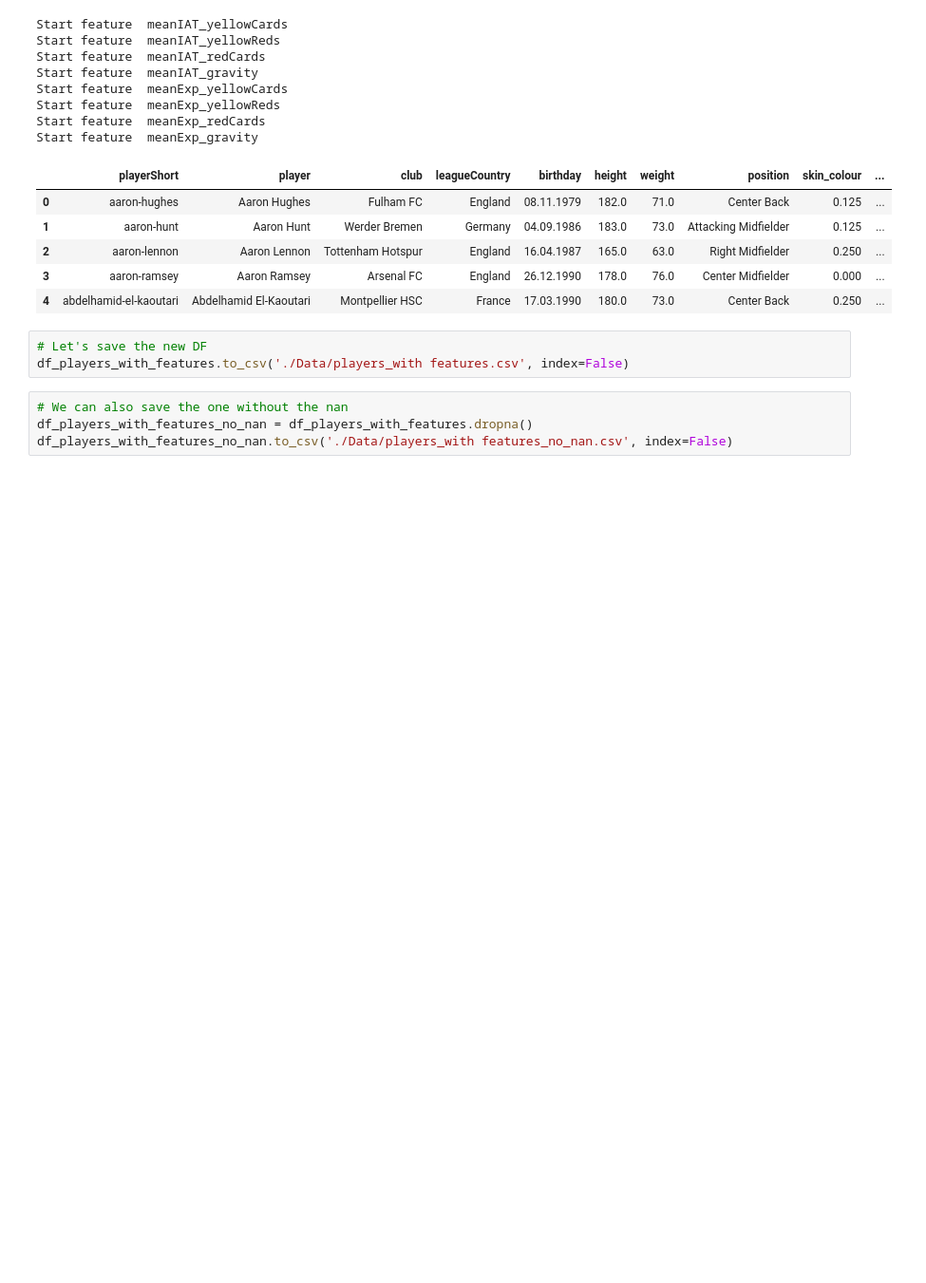
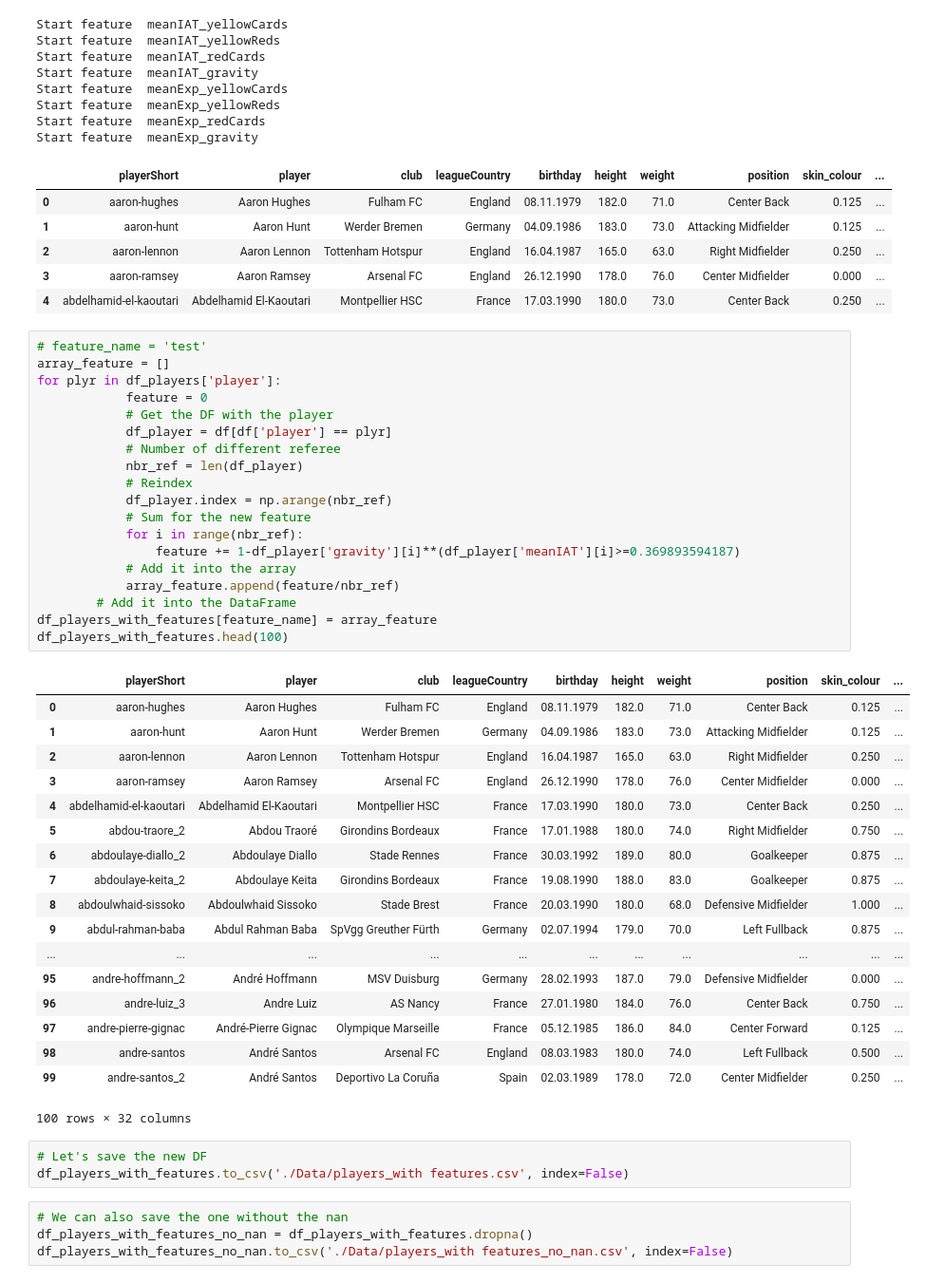
Before and after one commit to AgatheVkc/ada_homework, a Jupyter notebook: 04 - Applied ML/0 - Preprocessing.ipynb, the cells around one changed output. Shown: that part at 95% size. Drawn from its saved outputs; the diff is of its cells as text; blank space fills up the shorter version.

```diff
--- a/04 - Applied ML/0 - Preprocessing.ipynb
+++ b/04 - Applied ML/0 - Preprocessing.ipynb
@@ -478,6 +479,44 @@ Start feature  meanExp_gravity
 | 2 | aaron-lennon | Aaron Lennon | Tottenham Hotspur | England | 16.04.1987 | 165.0 | 63.0 | Right Midfielder | 0.250 | ... |
 | 3 | aaron-ramsey | Aaron Ramsey | Arsenal FC | England | 26.12.1990 | 178.0 | 76.0 | Center Midfielder | 0.000 | ... |
 | 4 | abdelhamid-el-kaoutari | Abdelhamid El-Kaoutari | Montpellier HSC | France | 17.03.1990 | 180.0 | 73.0 | Center Back | 0.250 | ... |
+# %%
+# feature_name = 'test'
+array_feature = []
+for plyr in df_players['player']:
+            feature = 0
+            # Get the DF with the player
+            df_player = df[df['player'] == plyr]
+            # Number of different referee
+            nbr_ref = len(df_player)
+            # Reindex
+            df_player.index = np.arange(nbr_ref)
+            # Sum for the new feature
+            for i in range(nbr_ref):
+                feature += 1-df_player['gravity'][i]**(df_player['meanIAT'][i]>=0.369893594187)
+            # Add it into the array
+            array_feature.append(feature/nbr_ref)
+        # Add it into the DataFrame
+df_players_with_features[feature_name] = array_feature
+df_players_with_features.head(100)
+# %% [output]
+|  | playerShort | player | club | leagueCountry | birthday | height | weight | position | skin_colour | ... |
+| 0 | aaron-hughes | Aaron Hughes | Fulham FC | England | 08.11.1979 | 182.0 | 71.0 | Center Back | 0.125 | ... |
+| 1 | aaron-hunt | Aaron Hunt | Werder Bremen | Germany | 04.09.1986 | 183.0 | 73.0 | Attacking Midfielder | 0.125 | ... |
+| 2 | aaron-lennon | Aaron Lennon | Tottenham Hotspur | England | 16.04.1987 | 165.0 | 63.0 | Right Midfielder | 0.250 | ... |
+| 3 | aaron-ramsey | Aaron Ramsey | Arsenal FC | England | 26.12.1990 | 178.0 | 76.0 | Center Midfielder | 0.000 | ... |
+| 4 | abdelhamid-el-kaoutari | Abdelhamid El-Kaoutari | Montpellier HSC | France | 17.03.1990 | 180.0 | 73.0 | Center Back | 0.250 | ... |
+| 5 | abdou-traore_2 | Abdou Traoré | Girondins Bordeaux | France | 17.01.1988 | 180.0 | 74.0 | Right Midfielder | 0.750 | ... |
+| 6 | abdoulaye-diallo_2 | Abdoulaye Diallo | Stade Rennes | France | 30.03.1992 | 189.0 | 80.0 | Goalkeeper | 0.875 | ... |
+| 7 | abdoulaye-keita_2 | Abdoulaye Keita | Girondins Bordeaux | France | 19.08.1990 | 188.0 | 83.0 | Goalkeeper | 0.875 | ... |
+| 8 | abdoulwhaid-sissoko | Abdoulwhaid Sissoko | Stade Brest | France | 20.03.1990 | 180.0 | 68.0 | Defensive Midfielder | 1.000 | ... |
+| 9 | abdul-rahman-baba | Abdul Rahman Baba | SpVgg Greuther Fürth | Germany | 02.07.1994 | 179.0 | 70.0 | Left Fullback | 0.875 | ... |
+| ... | ... | ... | ... | ... | ... | ... | ... | ... | ... | ... |
+| 95 | andre-hoffmann_2 | André Hoffmann | MSV Duisburg | Germany | 28.02.1993 | 187.0 | 79.0 | Defensive Midfielder | 0.000 | ... |
+| 96 | andre-luiz_3 | Andre Luiz | AS Nancy | France | 27.01.1980 | 184.0 | 76.0 | Center Back | 0.750 | ... |
+| 97 | andre-pierre-gignac | André-Pierre Gignac | Olympique Marseille | France | 05.12.1985 | 186.0 | 84.0 | Center Forward | 0.125 | ... |
+| 98 | andre-santos | André Santos | Arsenal FC | England | 08.03.1983 | 180.0 | 74.0 | Left Fullback | 0.500 | ... |
+| 99 | andre-santos_2 | André Santos | Deportivo La Coruña | Spain | 02.03.1989 | 178.0 | 72.0 | Center Midfielder | 0.250 | ... |
+100 rows × 32 columns
 # %%
 # Let's save the new DF
 df_players_with_features.to_csv('./Data/players_with features.csv', index=False)
```
Also changed, not shown: parts of 5 cells of this notebook, 11 other files.
